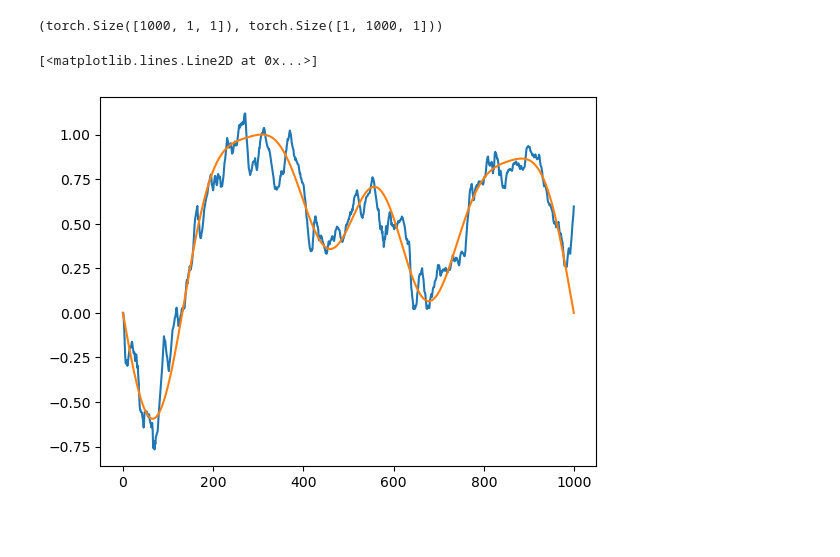
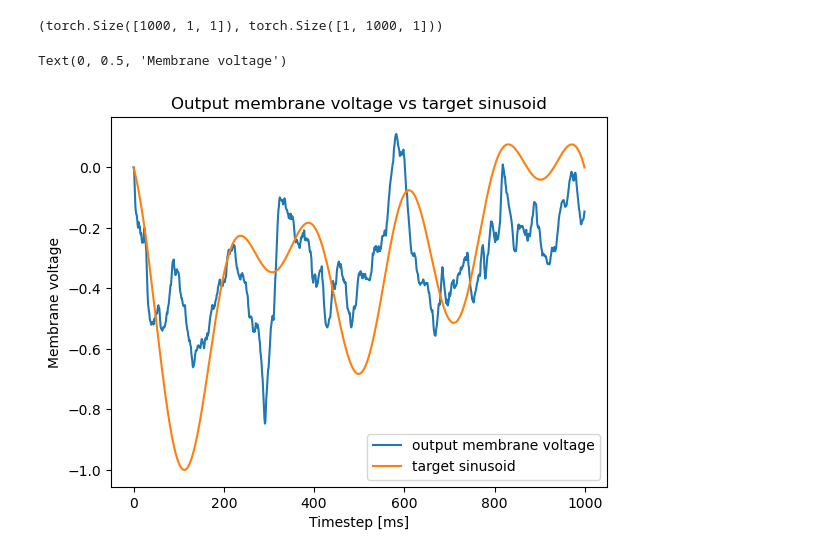
Before and after one commit to jl3720/hw-aware-eprop, a Jupyter notebook: notebooks/sinusoids_eprop.ipynb, the cells around one changed output. Cells and saved outputs as stored; diff of their text form; code cells hidden in the pictures; blank space fills up the shorter version.

```diff
--- a/notebooks/sinusoids_eprop.ipynb
+++ b/notebooks/sinusoids_eprop.ipynb
@@ -270,7 +304,10 @@ class RSNN(nn.Module):
             # print(f"self.z[t].mm(self.w_rec.t()): {self.z[t].mm(self.w_rec.t()).shape}")
             # print(f"x[t].mm(self.w_in.t()): {x[t].mm(self.w_in.t()).shape}")
             # print(f"self.v[t+1]: {self.v[t+1].shape}")
-            self.z[t+1] = (self.v[t+1] > self.threshold).float()
+
+            # self.z[t+1] = (self.v[t+1] > self.threshold).float()
+            self.z[t+1] = SpikeFunction.apply(self.v[t+1], self.threshold, self.gamma)
+
             # print(f"self.z[t+1]: {self.z[t+1].shape}")
             # print(f"self.z[t].mm(self.w_out.t()): {self.z[t].mm(self.w_out.t()).shape}")
             self.vo[t+1] = self.kappa*self.vo[t] + self.z[t].mm(self.w_out.t()) + self.output_bias
@@ -486,7 +518,7 @@ net
 # %% [output]
 RSNN()
 # %%
-NUM_EPOCHS = 1000
+NUM_EPOCHS = 50
 PRINT_EVERY_EPOCHS = 10
 train_loss_hist = []
 with torch.no_grad():
@@ -555,7 +588,11 @@ net.vo.shape, target_sinusoidal_outputs.shape
 (torch.Size([1000, 1, 1]), torch.Size([1, 1000, 1]))
 # %%
 plt.plot(net.vo[:,0,0], label="output membrane voltage")
-plt.plot(target_sinusoidal_outputs[0,:,0])
+plt.plot(target_sinusoidal_outputs[0,:,0], label="target sinusoid")
+plt.legend()
+plt.title("Output membrane voltage vs target sinusoid")
+plt.xlabel("Timestep [ms]")
+plt.ylabel("Membrane voltage")
 # %% [output]
-[<matplotlib.lines.Line2D at 0x...>]
+Text(0, 0.5, 'Membrane voltage')
-[figure, old version]
+[figure, new version]
```
Also changed, not shown: parts of 15 cells of this notebook.
